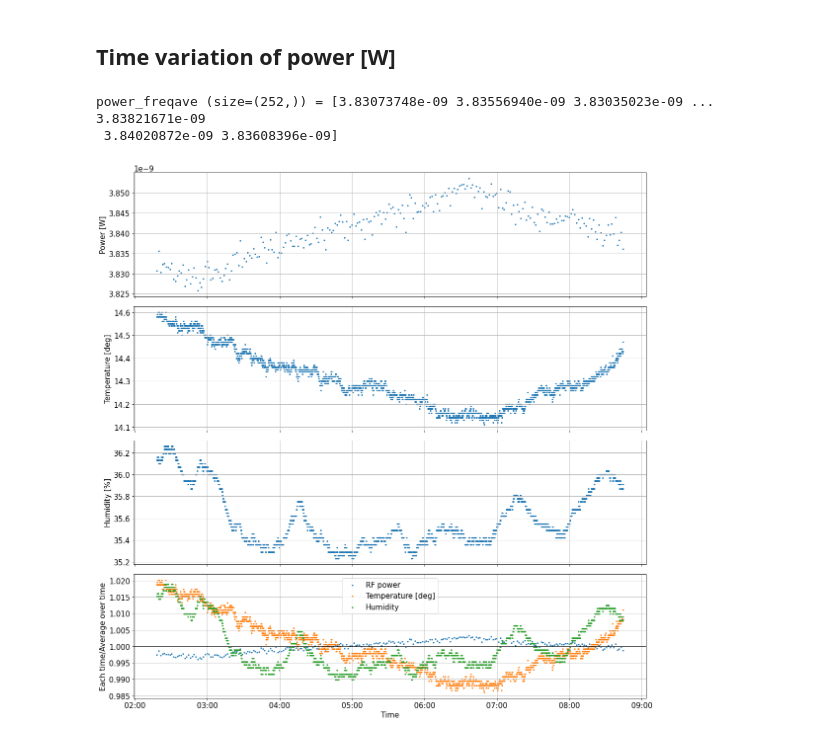
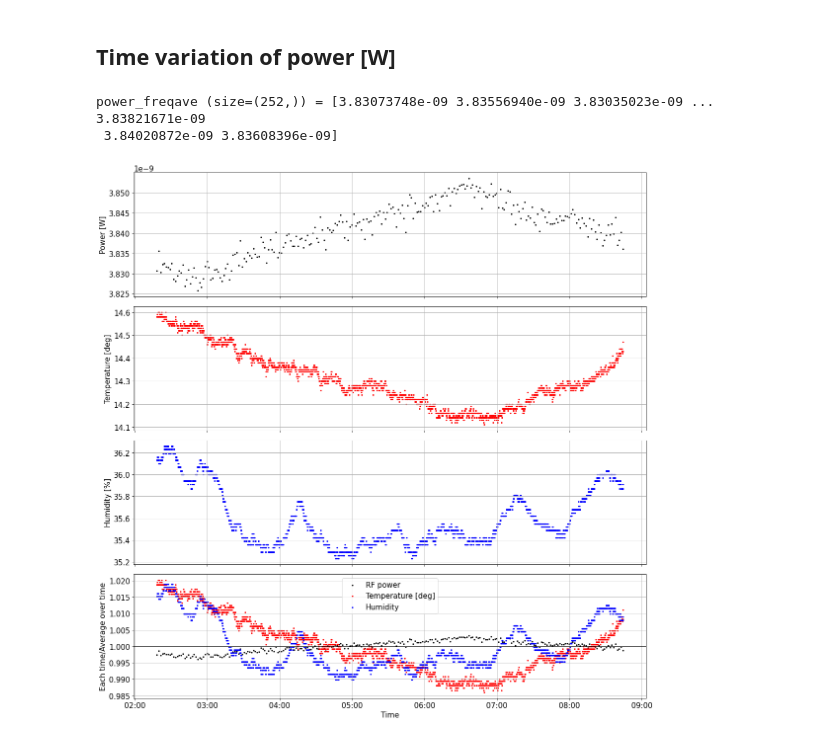
Before and after one commit to sadachi5/dosue-analysis, a Jupyter notebook: DOSUE-J/timevariation_dosue-j_300K.ipynb, the cells around one changed output. Cells and saved outputs as stored; diff of their text form; code cells hidden in the pictures.

```diff
--- a/DOSUE-J/timevariation_dosue-j_300K.ipynb
+++ b/DOSUE-J/timevariation_dosue-j_300K.ipynb
@@ -316,42 +319,42 @@ temp_ave = np.mean(temp)
 humid_ave = np.mean(humid)
 
 ax = axes[0][0]
-ax.scatter(datetime_array, power_freqave, label=f'Average power of 8--18GHz', marker='o', s=10, linewidth=0.)
+ax.scatter(datetime_array, power_freqave, label=f'Average power of 8--18GHz', marker='o', s=10, linewidth=0., c='k')
 ax.set_ylabel('Power [W]') #y軸の名前
 ax.grid(True)
 xlim = ax.get_xlim()
 if legendON: ax.legend()
 
 ax = axes[1][0]
-ax.scatter(temp_time, temp, label=f'Room Temperature', marker='o', s=10, linewidth=0.)
+ax.scatter(temp_time, temp, label=f'Room Temperature', marker='o', s=10, linewidth=0., c='r')
 ax.set_ylabel('Temperature [deg]') #y軸の名前
 ax.grid(True)
 ax.set_xlim(xlim)
 
 ax = axes[2][0]
-ax.scatter(temp_time, humid, label=f'Humidity', marker='o', s=10, linewidth=0.)
+ax.scatter(temp_time, humid, label=f'Humidity', marker='o', s=10, linewidth=0., c='b')
 ax.set_ylabel('Humidity [%]') #y軸の名前
 ax.grid(True)
 ax.set_xlim(xlim)
 
 ax = axes[3][0]
-ax.scatter(datetime_array, power_freqave/total_ave, label=f'RF power', marker='o', s=10, linewidth=0.)
-ax.scatter(temp_time, temp/temp_ave, label=f'Temperature [deg]', marker='o', s=10, linewidth=0.)
+ax.scatter(datetime_array, power_freqave/total_ave, label=f'RF power', marker='o', s=10, linewidth=0., c='k')
+ax.scatter(temp_time, temp/temp_ave, label=f'Temperature [deg]', marker='o', s=10, linewidth=0., c='r')
 #ax.scatter(temp_time, (temp+273.)/(temp_ave+273.), label=f'Temperature [K]', marker='o', s=10, linewidth=0.)
-ax.scatter(temp_time, humid/humid_ave, label=f'Humidity', marker='o', s=10, linewidth=0.)
+ax.scatter(temp_time, humid/humid_ave, label=f'Humidity', marker='o', s=10, linewidth=0., c='b')
 ax.plot([xlim[0]-1, xlim[1]+1],[1,1], c='k', ls='-', lw=1)
 ax.set_xlim(xlim)
 ax.set_xlabel('Time') #x軸の名前
 ax.set_ylabel('Each time/Average over time') #y軸の名前
 ax.grid(True)
 ax.legend()
 from matplotlib import dates
 plt.gca().xaxis.set_major_formatter(dates.DateFormatter('%H:%M'))
 
 fig.set_tight_layout(True)
 fig.savefig(f'{outdir}/time_vs_power_ave_W.png')
 fig.show()
 # %% [output]
 power_freqave (size=(252,)) = [3.83073748e-09 3.83556940e-09 3.83035023e-09 ... 3.83821671e-09
  3.84020872e-09 3.83608396e-09]
-[figure, old version]
+[figure, new version]
```
Also changed, not shown: parts of 3 cells of this notebook, 3 other files.
